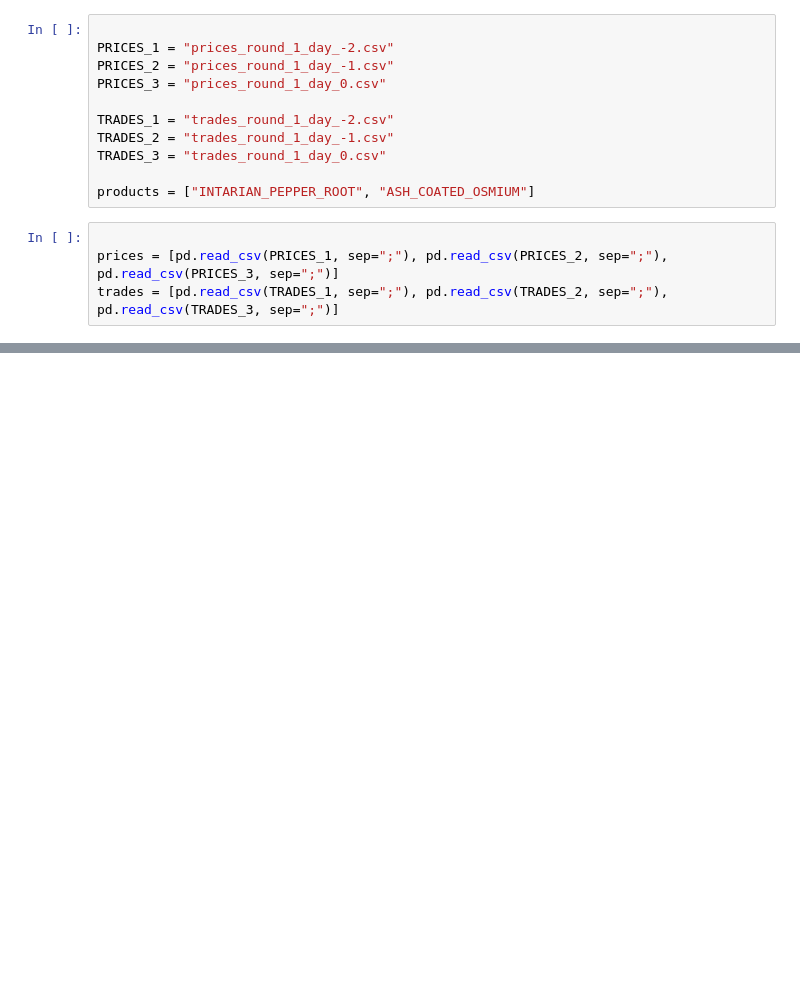
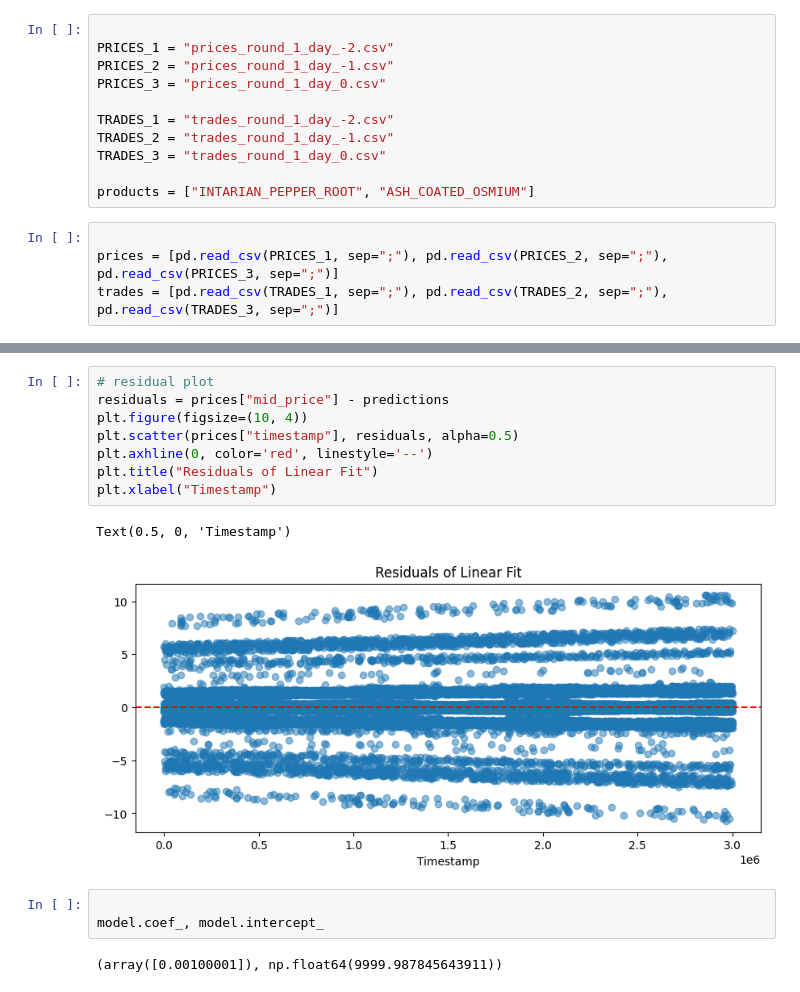
Before and after one commit to concl/machines, a Jupyter notebook: experiments/imc_round_1/imc_work.ipynb, the cells around one changed output, grey strips where cells are left out. Saved outputs shown, nothing was run; the diff lists cells and outputs as text; blank space fills up the shorter version.

```diff
--- a/experiments/imc_round_1/imc_work.ipynb
+++ b/experiments/imc_round_1/imc_work.ipynb
@@ -110,0 +136,16 @@ Name: mid_price, dtype: float64
+# %%
+# residual plot
+residuals = prices["mid_price"] - predictions
+plt.figure(figsize=(10, 4))
+plt.scatter(prices["timestamp"], residuals, alpha=0.5)
+plt.axhline(0, color='red', linestyle='--')
+plt.title("Residuals of Linear Fit")
+plt.xlabel("Timestamp")
+# %% [output]
+Text(0.5, 0, 'Timestamp')
+[figure, added]
+# %%
+
+model.coef_, model.intercept_
+# %% [output]
+(array([0.00100001]), np.float64(9999.987845643911))
```
Also changed, not shown: parts of 6 cells of this notebook, 1 other file.
